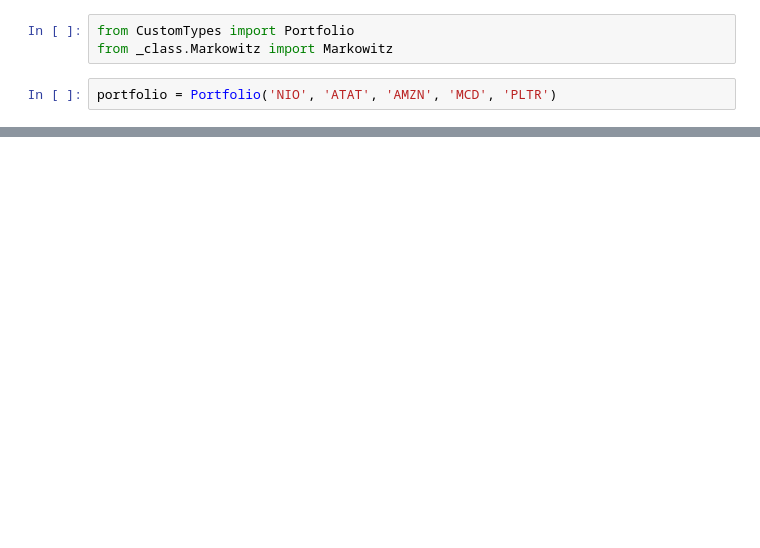
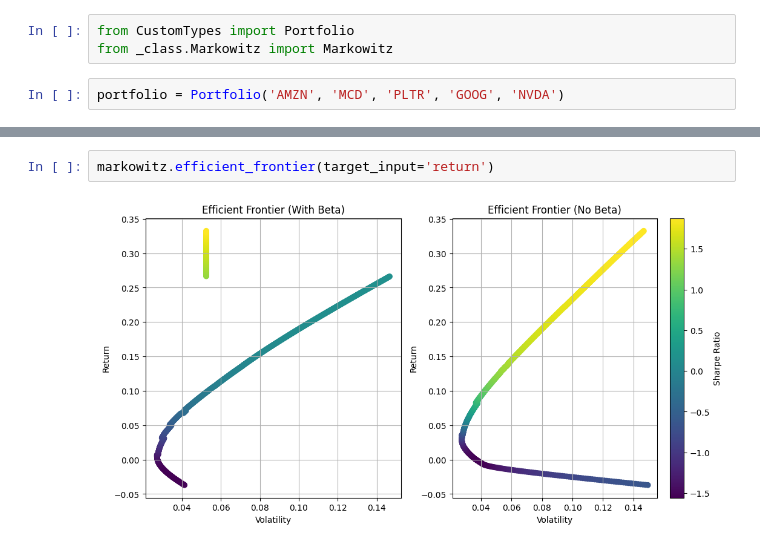
Before and after one commit to GongJr0/NeoPortfolio, a Jupyter notebook: main.ipynb, the cells around one changed output, grey strips where cells are left out. Saved outputs shown, nothing was run; the diff lists cells and outputs as text; blank space fills up the shorter version.

```diff
--- a/main.ipynb
+++ b/main.ipynb
@@ -2,7 +2,7 @@
 from CustomTypes import Portfolio
 from _class.Markowitz import Markowitz
 # %%
-portfolio = Portfolio('NIO', 'ATAT', 'AMZN', 'MCD', 'PLTR')
+portfolio = Portfolio('AMZN', 'MCD', 'PLTR', 'GOOG', 'NVDA')
 # %%
 markowitz = Markowitz(portfolio, market='^GSPC', horizon=21, lookback=252)
 # %% [output]
@@ -68,0 +58,4 @@ portfolio.results
+# %%
+markowitz.efficient_frontier(target_input='return')
+# %% [output]
+[figure, added]
```
Also changed, not shown: parts of 6 cells of this notebook, 4 other files.
